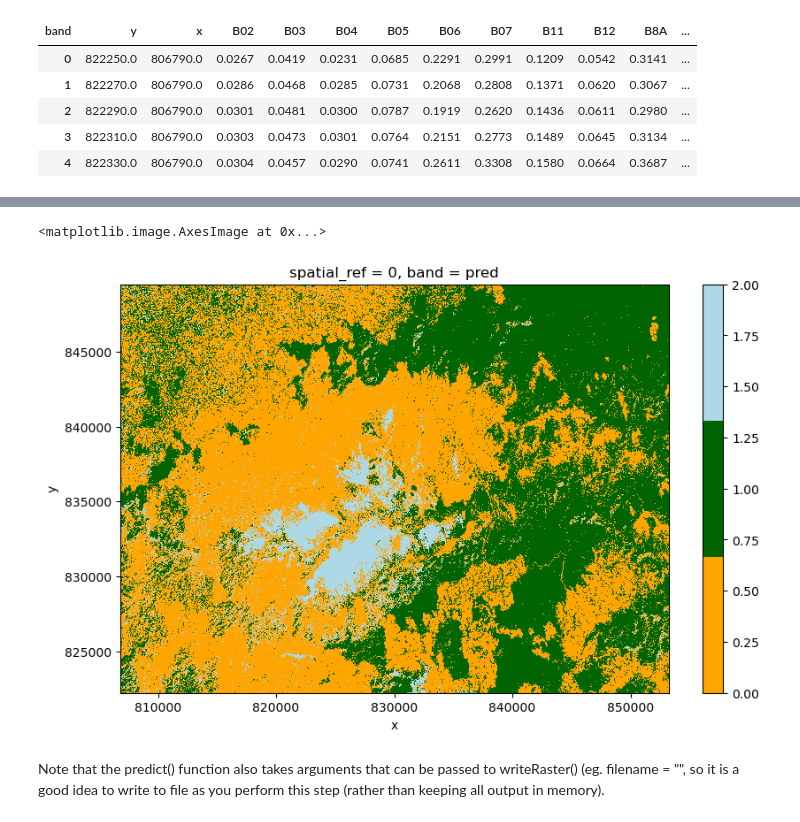
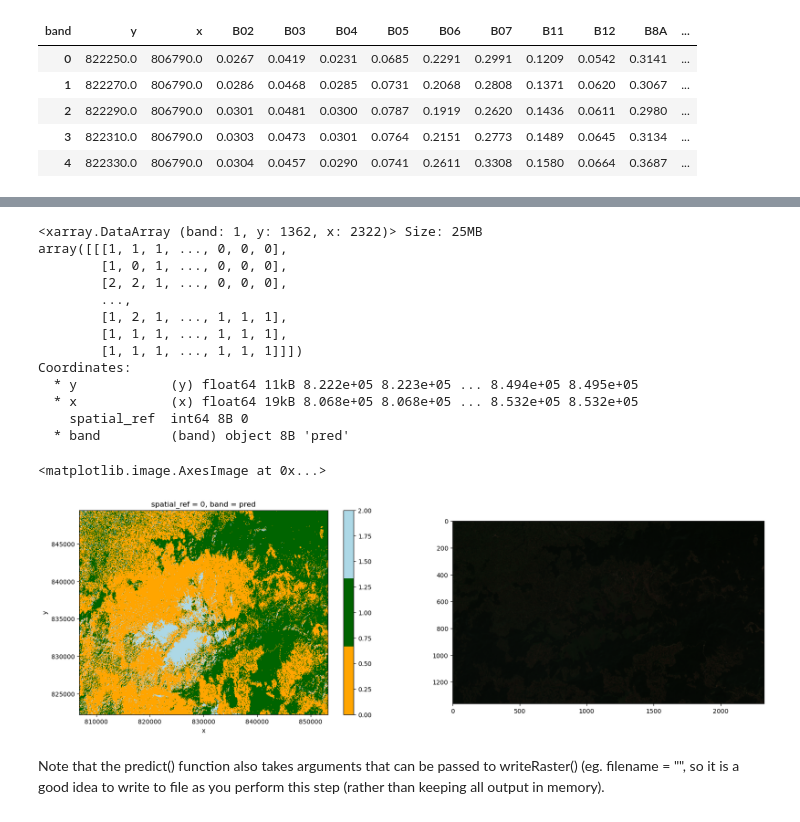
Before and after one commit to amrirasyidi/AdvancedRasterAnalysis, a Jupyter notebook: python/notebook.ipynb, the cells around one changed output, grey strips where cells are left out. Saved outputs shown, nothing was run; the diff lists cells and outputs as text; code cells hidden in the pictures.

Commit message:
minor changes in raster classify

```diff
--- a/python/notebook.ipynb
+++ b/python/notebook.ipynb
@@ -823,8 +823,8 @@ pred_gdf["x"] = pred_gdf.geometry.x
 pred_gdf["y"] = pred_gdf.geometry.y
 
 # Convert GeoDataFrame to xarray Dataset
-pred_ds = pred_gdf.set_index(['y','x']).to_xarray().drop_vars(["geometry"])
-pred_ds.rio.write_crs(test_gdf.crs, inplace=True)
+pred_ds_all_band = pred_gdf.set_index(['y','x']).to_xarray().drop_vars(["geometry"])
+pred_ds_all_band.rio.write_crs(test_gdf.crs, inplace=True);
 # %% [output]
 <xarray.Dataset> Size: 278MB
 Dimensions:      (y: 1362, x: 2322)
@@ -853,8 +847,11 @@ mapper = {classes:n for n,classes in enumerate(modelRF.classes_)}
 # %%
+pred_ds = pred_ds_all_band[['pred']]
+
+mapper = {classes:n for n,classes in enumerate(modelRF.classes_)}
 for obj, integer in mapper.items():
-    temp_ds['pred'] = temp_ds['pred'].where(temp_ds['pred'] != obj, integer)
+    pred_ds['pred'] = pred_ds['pred'].where(pred_ds['pred'] != obj, integer)
 
 # Optional: Convert 'pred' variable to integer type
-temp_ds['pred'] = temp_ds['pred'].astype(int)
+pred_ds['pred'] = pred_ds['pred'].astype(int)
 
-temp_ds
+pred_da = pred_ds.to_array(dim="band")
@@ -871,7 +869,24 @@ Data variables:
+# %%
+pred_da
+# %% [output]
+<xarray.DataArray (band: 1, y: 1362, x: 2322)> Size: 25MB
+array([[[1, 1, 1, ..., 0, 0, 0],
+        [1, 0, 1, ..., 0, 0, 0],
+        [2, 2, 1, ..., 0, 0, 0],
+        ...,
+        [1, 2, 1, ..., 1, 1, 1],
+        [1, 1, 1, ..., 1, 1, 1],
+        [1, 1, 1, ..., 1, 1, 1]]])
+Coordinates:
+  * y            (y) float64 11kB 8.222e+05 8.223e+05 ... 8.494e+05 8.495e+05
+  * x            (x) float64 19kB 8.068e+05 8.068e+05 ... 8.532e+05 8.532e+05
+    spatial_ref  int64 8B 0
+  * band         (band) object 8B 'pred'
 # %%
 # OPTIONAL: save to raster
 
 raster_pred_path = PYTHON_DATA_DIR / 'pred_raster.tif'
 if not os.path.exists(raster_pred_path):
-    # pred_ds.rio.to_raster(raster_pred_path)
-    temp_ds.rio.to_raster(raster_pred_path)
+    pred_ds.rio.to_raster(raster_pred_path)
+else:
+    pred_da = rxr.open_rasterio(raster_pred_path)
@@ -880,18 +893,27 @@ temp_da = temp_ds.to_array(dim="band")
 # %%
 # Define the colors for each unique value
 color_map = {
-    0: 'orange',
-    1: 'darkgreen',
-    2: 'lightblue',
+    0: 'orange', # cropland
+    1: 'darkgreen', # forest
+    2: 'lightblue', # wetland
 }
 
 # Create a colormap using the color_map dictionary
 cmap = ListedColormap([color_map[val] for val in color_map])
 
-plt.figure(figsize=(10,6))
-temp_da.sel(band='pred').plot.imshow(cmap=cmap)
+b = gewata_with_ndvi[gewata_with_ndvi.band=='B02'].squeeze().values
+g = gewata_with_ndvi[gewata_with_ndvi.band=='B03'].squeeze().values
+r = gewata_with_ndvi[gewata_with_ndvi.band=='B04'].squeeze().values
+rgb = np.dstack((r,g,b))
+
+fig, ax = plt.subplots(1,2,figsize=(20,6))
+try:
+    pred_da.sel(band='pred').plot.imshow(cmap=cmap, ax=ax[0])
+except:
+    pred_da.plot(cmap=cmap, ax=ax[0])
+ax[1].imshow(rgb)
 # %% [output]
 <matplotlib.image.AxesImage at 0x...>
-[figure, old version]
+[figure, new version]
 # %% [markdown]
 Note that the predict() function also takes arguments that can be passed to writeRaster() (eg. filename = "", so it is a good idea to write to file as you perform this step (rather than keeping all output in memory).
```
Also changed, not shown: parts of 7 cells of this notebook.
